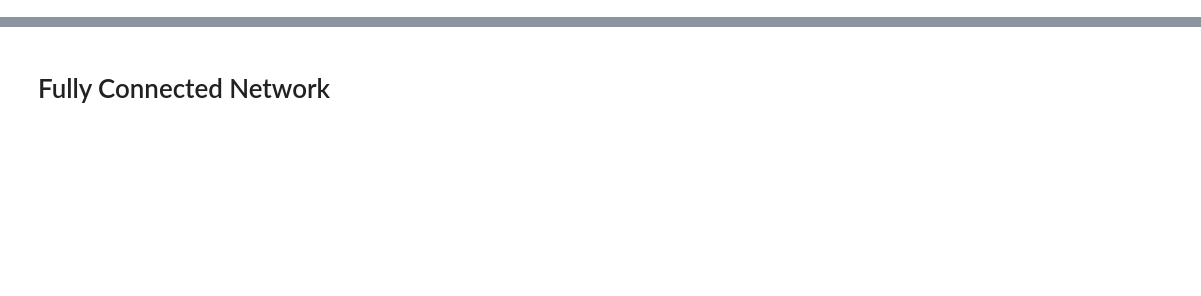
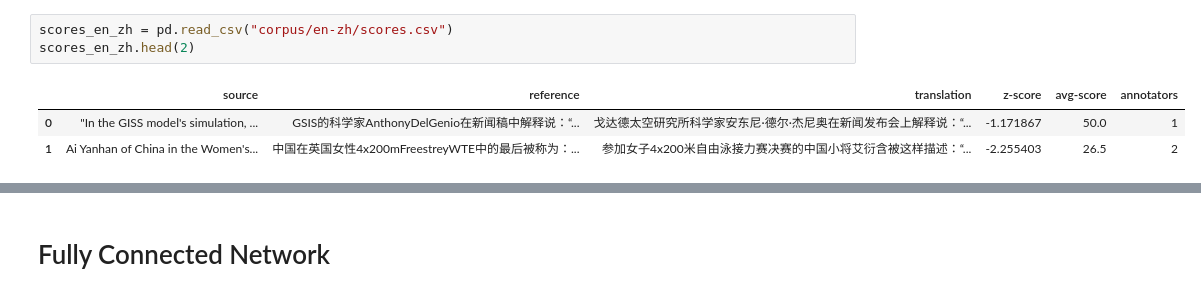
Before and after one commit to Exileus/TxtMining-Shared-Metrics-Task, a Jupyter notebook: dense_network.ipynb, the cells around one changed output, grey strips where cells are left out. Cells and saved outputs as stored; diff of their text form; blank space fills up the shorter version.

```diff
--- a/dense_network.ipynb
+++ b/dense_network.ipynb
@@ -25,0 +86,7 @@ tensor([1, 0, 1, 1, 0, 0, 1, 0])
+# %%
+scores_en_zh = pd.read_csv("corpus/en-zh/scores.csv")
+scores_en_zh.head(2)
+# %% [output]
+|  | source | reference | translation | z-score | avg-score | annotators |
+| 0 | "In the GISS model's simulation, ... | GSIS的科学家AnthonyDelGenio在新闻稿中解释说：“... | 戈达德太空研究所科学家安东尼·德尔·杰尼奥在新闻发布会上解释说：“... | -1.171867 | 50.0 | 1 |
+| 1 | Ai Yanhan of China in the Women's... | 中国在英国女性4x200mFreestreyWTE中的最后被称为：... | 参加女子4x200米自由泳接力赛决赛的中国小将艾衍含被这样描述：“... | -2.255403 | 26.5 | 2 |
```
Also changed, not shown: parts of 36 cells of this notebook.
